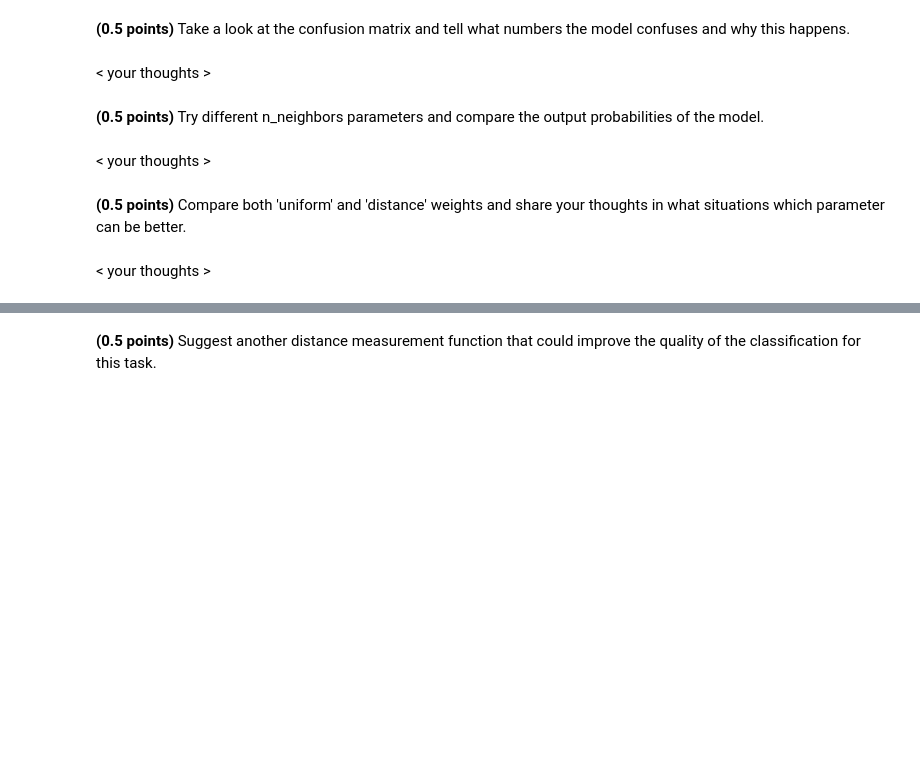
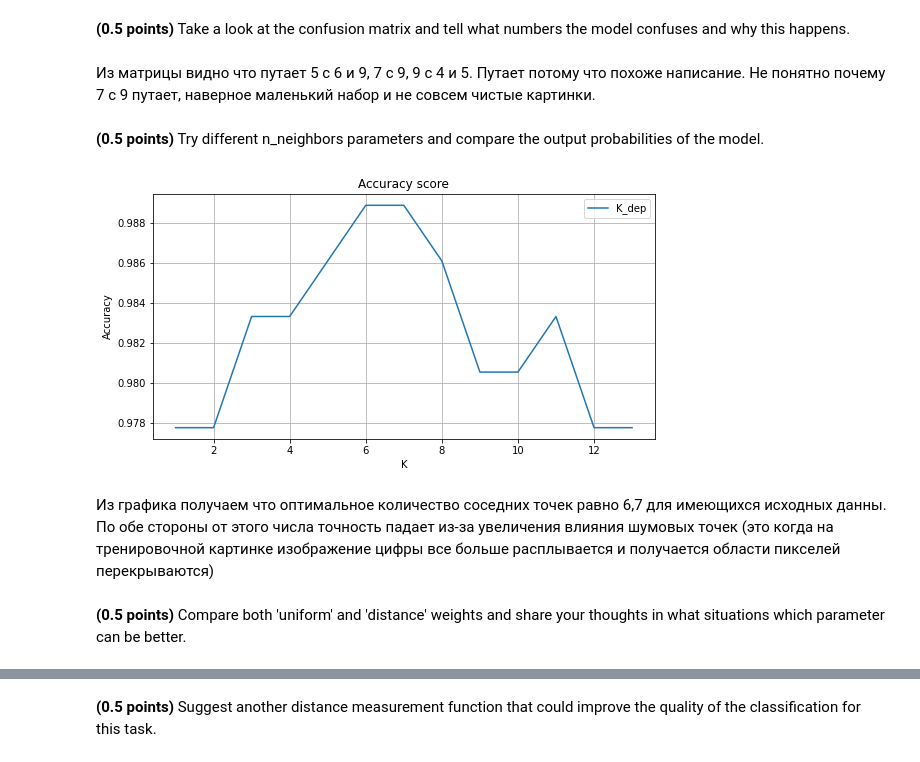
Before and after one commit to slobby/ml_task5, a Jupyter notebook: hw_classification.ipynb, the cells around one changed output, grey strips where cells are left out. Drawn from its saved outputs; the diff is of its cells as text; code cells hidden in the pictures; blank space fills up the shorter version.

```diff
--- a/hw_classification.ipynb
+++ b/hw_classification.ipynb
@@ -354,9 +331,3 @@ $$p_{i} = \frac{w_{i}}{\sum_{j=1}^{c}w_{j}},$$
 where $p_i$ is probability of i-th class and $c$ is the number of classes.
 # %% [markdown]
 **(2 points)** Implement the algorithm and use it to classify the digits. By implementing this algorithm, you will be able to classify numbers not only into "even" or "odd", but into their real representation.
-# %%
-X = np.array(['11', '22', '4', '15'])
-Y = np.array([11, 22, 4, 15])
-
-# Y[Y.argsort()[-2:]]
-Y[[1,3]]
@@ -523,7 +492,7 @@ assert train_acc == 1
 assert test_acc > 0.98
 # %% [markdown]
 **(0.5 points)** Take a look at the confusion matrix and tell what numbers the model confuses and why this happens.
-# %% [markdown]
-< your thoughts >
+# %% [markdown]
+Из матрицы видно что путает 5 с 6 и 9, 7 с 9, 9 с 4 и 5. Путает потому что похоже написание. Не понятно почему 7 с 9 путает, наверное маленький набор и не совсем чистые картинки.
 # %% [markdown]
 **(0.5 points)** Try different n_neighbors parameters and compare the output probabilities of the model.
@@ -532,4 +499,23 @@ assert test_acc > 0.98
-# %% [markdown]
-< your thoughts >
+# %%
+def plot_accuracy_score(k_arr, xlabel='K', ylabel='Accuracy', title='Accuracy score'):
+    plt.figure(figsize=(9, 4.5))
+    accuracy_score_arr = []
+    for i in k_arr:
+        model_ = CustomKNeighborsClassifier(n_neighbors=i, weights='distance')
+        model_.fit(X_train, y_train)
+        accuracy_score_arr.append(metrics.accuracy_score(y_pred=model_.predict(X_test), y_true=y_test))
+    plt.plot(k_arr,accuracy_score_arr, label=f'K_dep')
+    plt.title(title)
+    plt.xlabel(xlabel)
+    plt.ylabel(ylabel)
+    plt.grid(True)
+    plt.legend(loc='upper right')
+    plt.show()
+
+plot_accuracy_score(list(range(1, 14)))
+# %% [output]
+[figure, added]
+# %% [markdown]
+Из графика получаем что оптимальное количество соседних точек равно 6,7 для имеющихся исходных данны. По обе стороны от этого числа точность падает из-за увеличения влияния шумовых точек (это когда на тренировочной картинке изображение цифры все больше расплывается и получается области пикселей перекрываются)
 # %% [markdown]
 **(0.5 points)** Compare both 'uniform' and 'distance' weights and share your thoughts in what situations which parameter can be better.
@@ -538,2 +521,0 @@ assert test_acc > 0.98
-# %% [markdown]
-< your thoughts >
```
Also changed, not shown: parts of 36 cells of this notebook.
